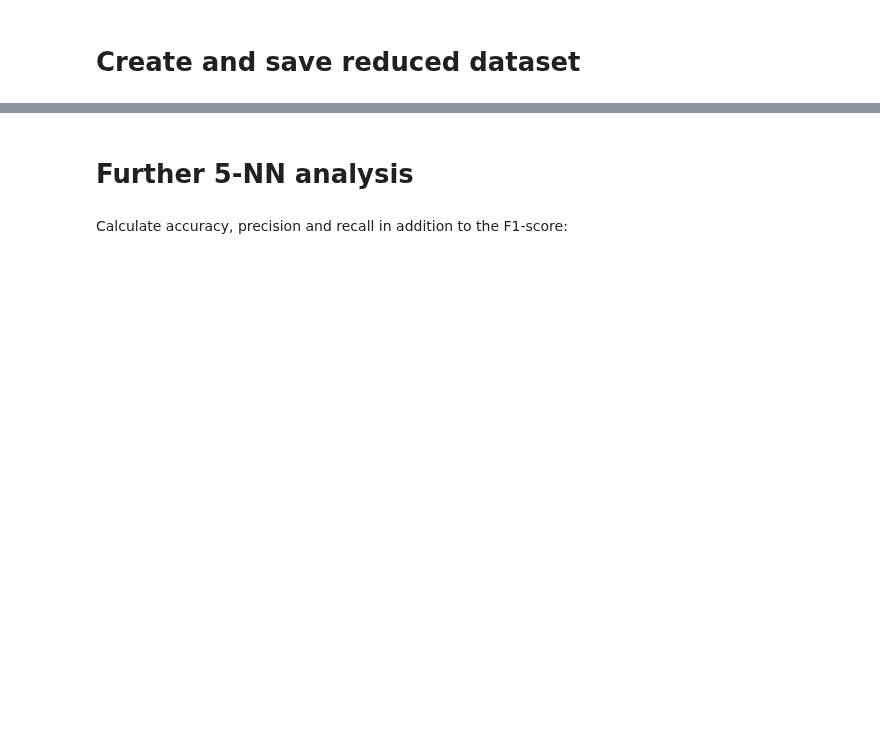
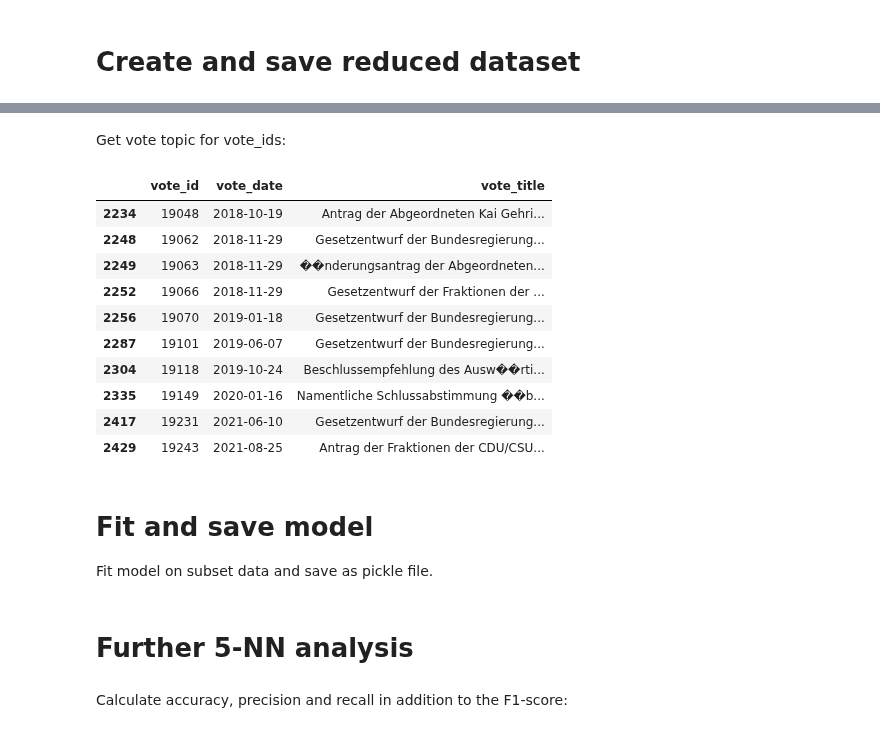
Before and after one commit to mograev/btvote, a Jupyter notebook: notebooks/5-feature-selection.ipynb, the cells around one changed output, grey strips where cells are left out. Cells and saved outputs as stored; diff of their text form; code cells hidden in the pictures; blank space fills up the shorter version.

```diff
--- a/notebooks/5-feature-selection.ipynb
+++ b/notebooks/5-feature-selection.ipynb
@@ -256,5 +261,6 @@ Top 10 features in both:
 # Create and save reduced dataset
 # %%
 # get columns with highest feature importance
-best_features = list(dt_sorted_dict.keys())[:8] # TODO set final feature size value
+best_features = list(dt_sorted_dict.keys())[:10]
 btvote_data_subset = btvote_data.loc[:, best_features]
+btvote_data_subset
@@ -282,0 +281,27 @@ btvote_subset
+# %% [markdown]
+Get vote topic for vote_ids:
+# %%
+# load vote table
+vote_char = pd.read_csv('../data/vote_characteristics_V2_19492021.tab', sep='\t')
+
+# format vote ids of selected features
+best_features_formatted = [int(element.replace('vote_','')) for element in best_features]
+
+pd.set_option('display.max_colwidth', None)
+display(vote_char[vote_char['vote_id'].isin(best_features_formatted)][['vote_id','vote_date','vote_title']])
+# %% [output]
+|  | vote_id | vote_date | vote_title |
+| 2234 | 19048 | 2018-10-19 | Antrag der Abgeordneten Kai Gehri... |
+| 2248 | 19062 | 2018-11-29 | Gesetzentwurf der Bundesregierung... |
+| 2249 | 19063 | 2018-11-29 | ��nderungsantrag der Abgeordneten... |
+| 2252 | 19066 | 2018-11-29 | Gesetzentwurf der Fraktionen der ... |
+| 2256 | 19070 | 2019-01-18 | Gesetzentwurf der Bundesregierung... |
+| 2287 | 19101 | 2019-06-07 | Gesetzentwurf der Bundesregierung... |
+| 2304 | 19118 | 2019-10-24 | Beschlussempfehlung des Ausw��rti... |
+| 2335 | 19149 | 2020-01-16 | Namentliche Schlussabstimmung ��b... |
+| 2417 | 19231 | 2021-06-10 | Gesetzentwurf der Bundesregierung... |
+| 2429 | 19243 | 2021-08-25 | Antrag der Fraktionen der CDU/CSU... |
+# %% [markdown]
+# Fit and save model
+
+Fit model on subset data and save as pickle file.
```
Also changed, not shown: parts of 13 cells of this notebook, 1 other file.
